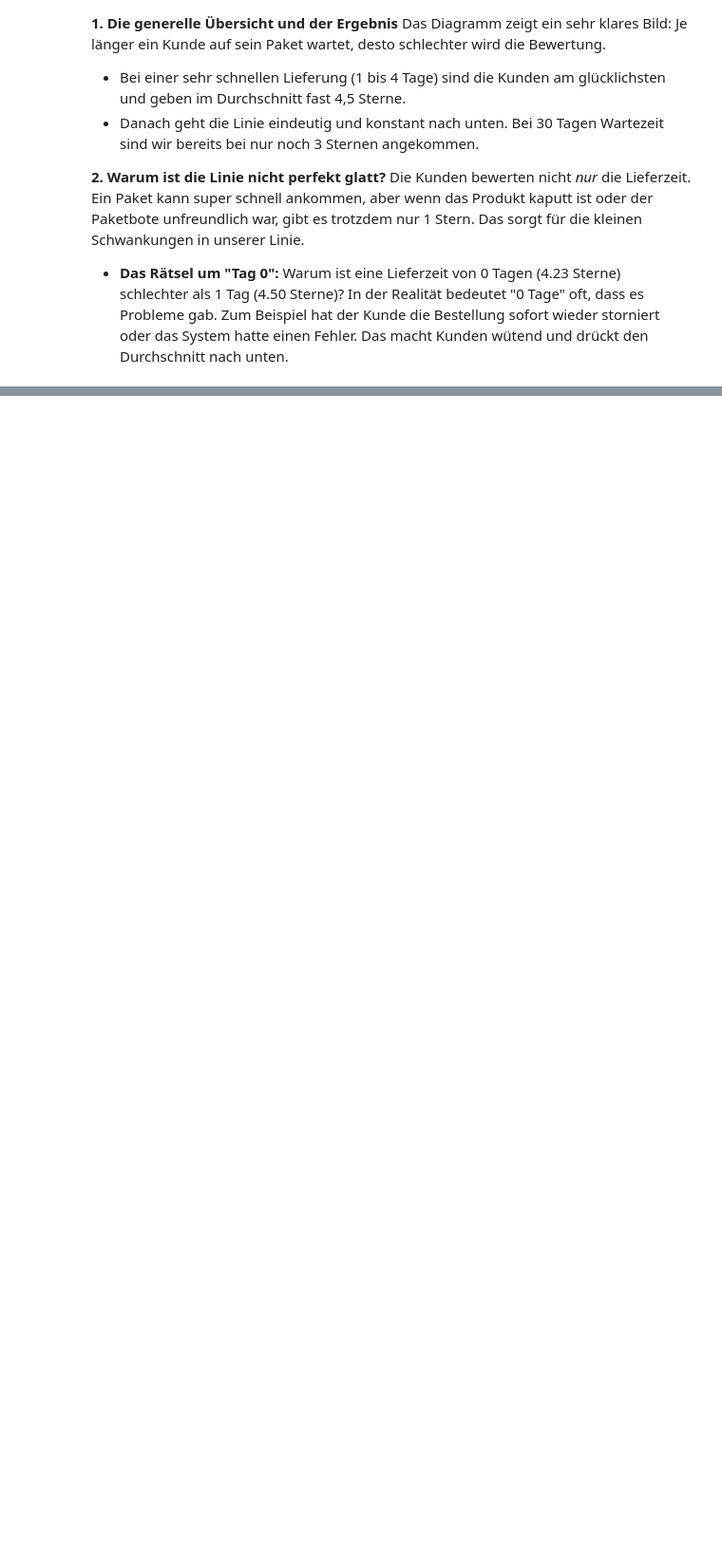
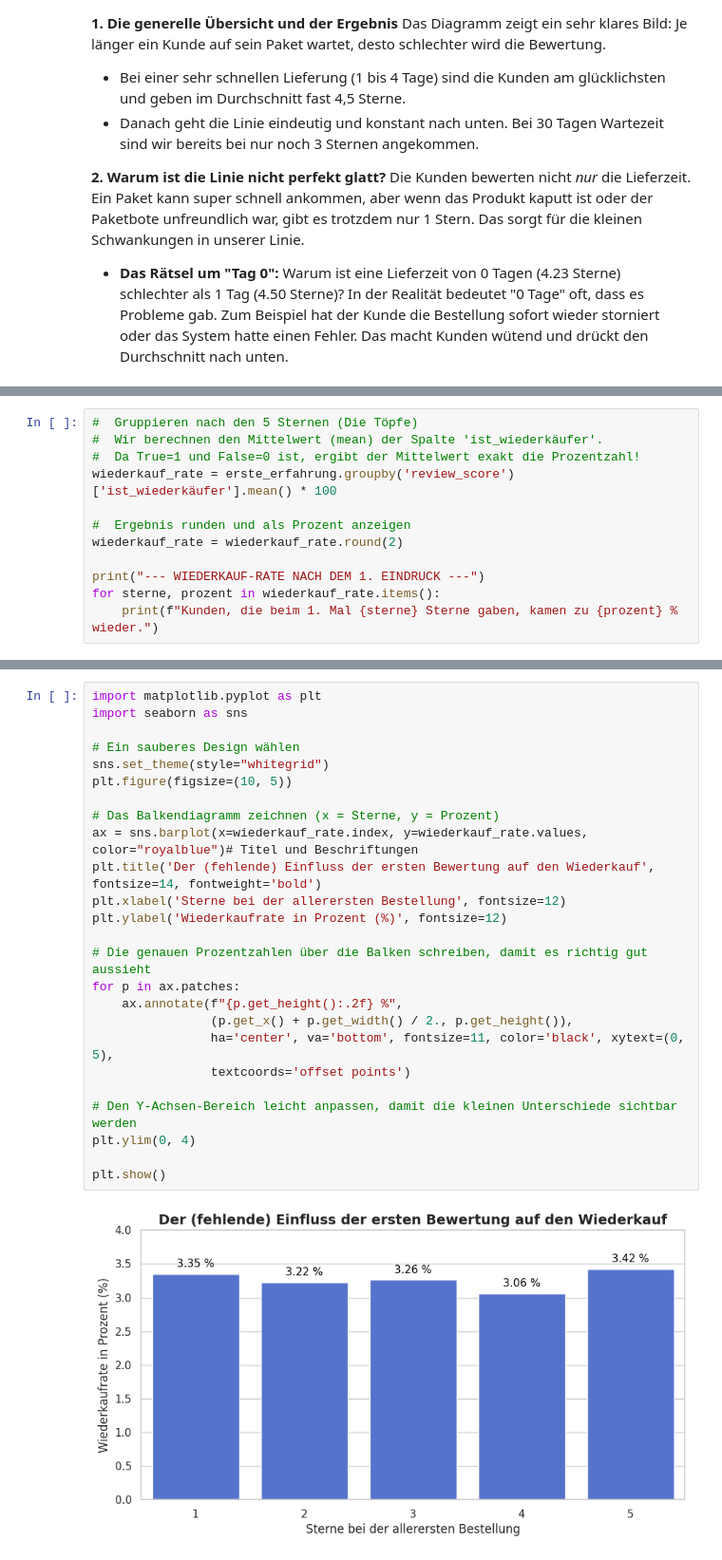
Before and after one commit to UlkarIslamova/ecommerce-datenanalyse, a Jupyter notebook: e-commerce-datenanalyse-eda.ipynb, the cells around one changed output, grey strips where cells are left out. Shown at 95% size. Cells and saved outputs as stored; diff of their text form; blank space fills up the shorter version.

```diff
--- a/e-commerce-datenanalyse-eda.ipynb
+++ b/e-commerce-datenanalyse-eda.ipynb
@@ -253,0 +422,12 @@ Das Diagramm zeigt ein sehr klares Bild: Je länger ein Kunde auf sein Paket war
+# %%
+#  Gruppieren nach den 5 Sternen (Die Töpfe)
+#  Wir berechnen den Mittelwert (mean) der Spalte 'ist_wiederkäufer'.
+#  Da True=1 und False=0 ist, ergibt der Mittelwert exakt die Prozentzahl!
+wiederkauf_rate = erste_erfahrung.groupby('review_score')['ist_wiederkäufer'].mean() * 100
+
+#  Ergebnis runden und als Prozent anzeigen
+wiederkauf_rate = wiederkauf_rate.round(2)
+
+print("--- WIEDERKAUF-RATE NACH DEM 1. EINDRUCK ---")
+for sterne, prozent in wiederkauf_rate.items():
+    print(f"Kunden, die beim 1. Mal {sterne} Sterne gaben, kamen zu {prozent} % wieder.")
@@ -253,0 +441,27 @@ Das Diagramm zeigt ein sehr klares Bild: Je länger ein Kunde auf sein Paket war
+# %%
+import matplotlib.pyplot as plt
+import seaborn as sns
+
+# Ein sauberes Design wählen
+sns.set_theme(style="whitegrid")
+plt.figure(figsize=(10, 5))
+
+# Das Balkendiagramm zeichnen (x = Sterne, y = Prozent)
+ax = sns.barplot(x=wiederkauf_rate.index, y=wiederkauf_rate.values, color="royalblue")# Titel und Beschriftungen
+plt.title('Der (fehlende) Einfluss der ersten Bewertung auf den Wiederkauf', fontsize=14, fontweight='bold')
+plt.xlabel('Sterne bei der allerersten Bestellung', fontsize=12)
+plt.ylabel('Wiederkaufrate in Prozent (%)', fontsize=12)
+
+# Die genauen Prozentzahlen über die Balken schreiben, damit es richtig gut aussieht
+for p in ax.patches:
+    ax.annotate(f"{p.get_height():.2f} %",
+                (p.get_x() + p.get_width() / 2., p.get_height()),
+                ha='center', va='bottom', fontsize=11, color='black', xytext=(0, 5),
+                textcoords='offset points')
+
+# Den Y-Achsen-Bereich leicht anpassen, damit die kleinen Unterschiede sichtbar werden
+plt.ylim(0, 4)
+
+plt.show()
+# %% [output]
+[figure, added]
```
Also changed, not shown: parts of 31 cells of this notebook.
